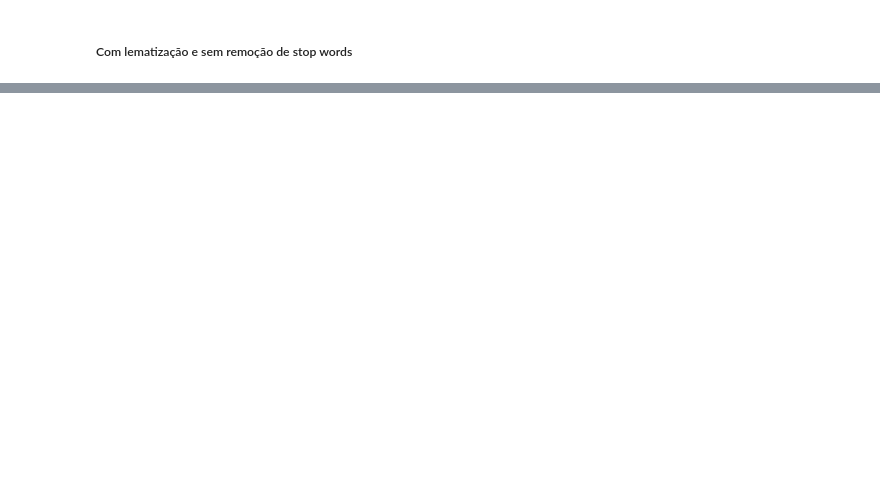
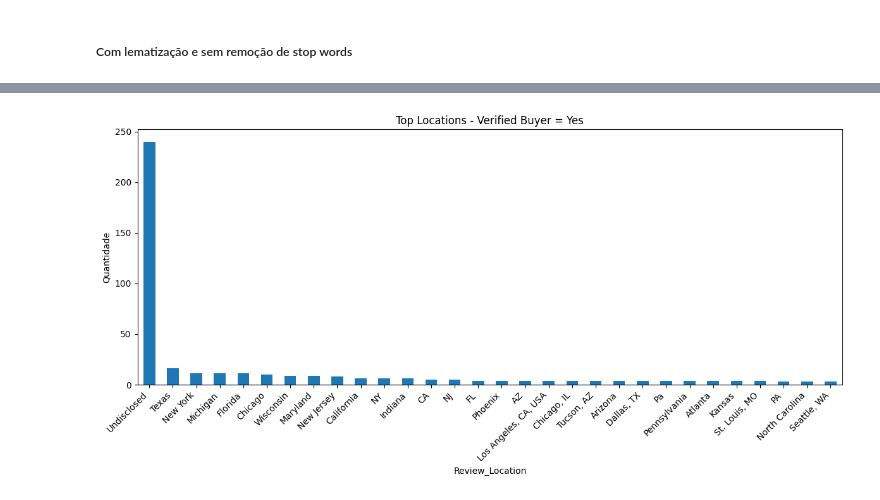
Before and after one commit to gilcesarf/imd1107-202601, a Jupyter notebook: 2-unidade/atividade2.ipynb, the cells around one changed output, grey strips where cells are left out. Drawn from its saved outputs; the diff is of its cells as text; code cells hidden in the pictures; blank space fills up the shorter version.

```diff
--- a/2-unidade/atividade2.ipynb
+++ b/2-unidade/atividade2.ipynb
@@ -520,0 +512,18 @@ triplas encontradas: 0
+# %%
+df_yes = df[df["Verified_Buyer"] == "Yes"]
+df_no  = df[df["Verified_Buyer"] == "No"]
+counts_yes = df_yes["Review_Location"].value_counts()
+counts_no  = df_no["Review_Location"].value_counts()
+# %%
+import matplotlib.pyplot as plt
+
+top_n = 30
+
+counts_yes.head(top_n).plot(kind="bar", figsize=(12,6))
+plt.title("Top Locations - Verified Buyer = Yes")
+plt.ylabel("Quantidade")
+plt.xticks(rotation=45, ha="right")
+plt.tight_layout()
+plt.show()
+# %% [output]
+[figure, added]
```
Also changed, not shown: parts of 39 cells of this notebook, 1 other file.
